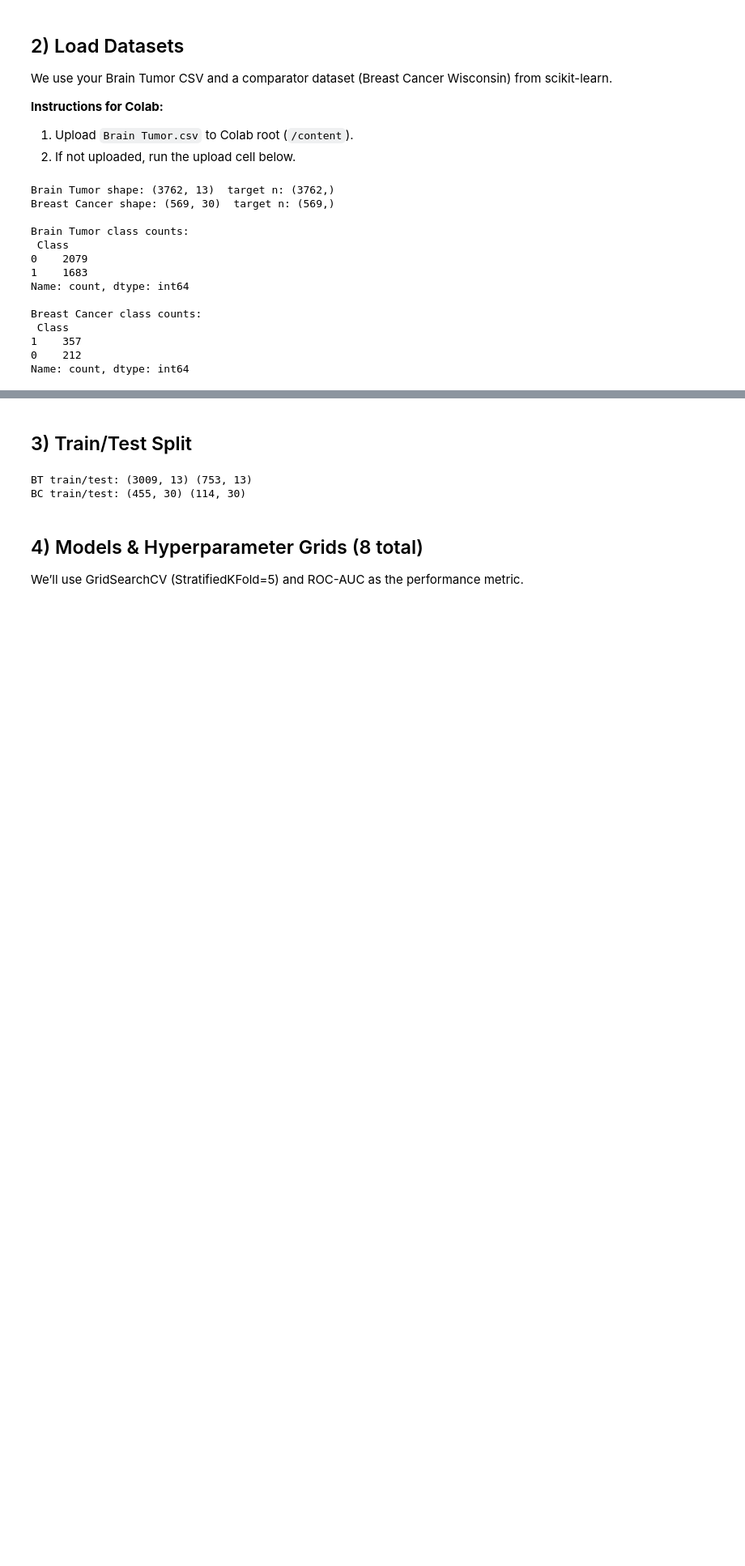
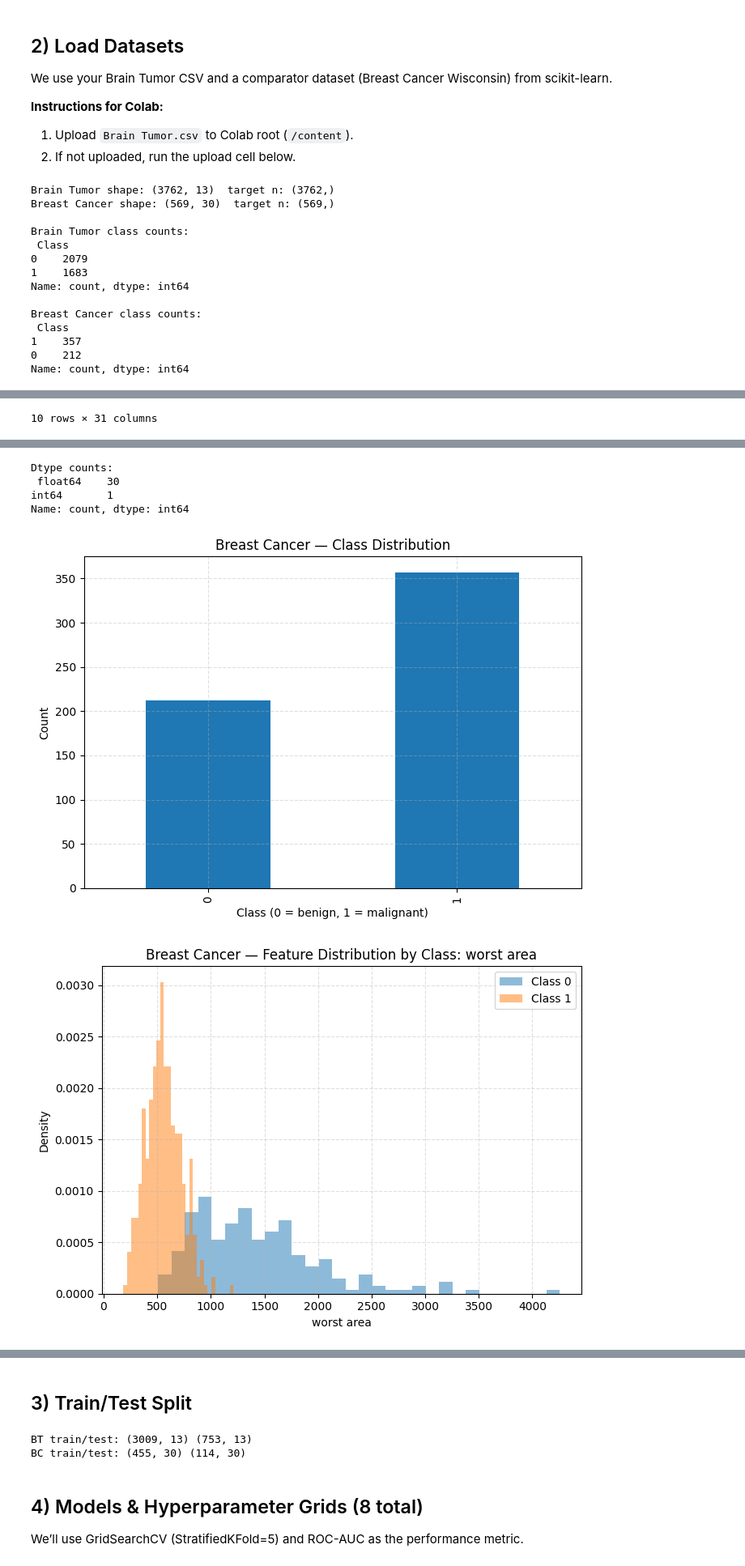
Before and after one commit to Lmach96/TECH-27-Applied-Machine-Learning-with-Python, a Jupyter notebook: LM_Final_Project_BrainTumor_Tabular_Colab.ipynb, the cells around one changed output, grey strips where cells are left out. Shown at 81% size. Saved outputs shown, nothing was run; the diff lists cells and outputs as text; code cells hidden in the pictures; blank space fills up the shorter version.

```diff
--- a/LM_Final_Project_BrainTumor_Tabular_Colab.ipynb
+++ b/LM_Final_Project_BrainTumor_Tabular_Colab.ipynb
@@ -113,0 +231,49 @@ Name: count, dtype: int64
+# %%
+bc_df = pd.concat([X_bc.copy(), y_bc.rename("Class")], axis=1)
+
+# Peek at the data
+display(bc_df.head(10))
+display(bc_df.describe().T)
+
+# dtypes summary
+print("Dtype counts:\n", bc_df.dtypes.value_counts(), "\n")
+
+# class distribution
+cls_counts = bc_df["Class"].value_counts().sort_index()
+ax = cls_counts.plot(kind="bar")
+ax.set_title("Breast Cancer — Class Distribution")
+ax.set_xlabel("Class (0 = benign, 1 = malignant)")
+ax.set_ylabel("Count")
+savefig("breast_class_distribution.png")
+
+
+
+
+# Select features to visualize
+bc_feats_var = top_features_by_variance(X_bc, k=6)
+try:
+    bc_feats_mi  = top_features_by_mi(X_bc, y_bc, k=6)
+except Exception:
+    bc_feats_mi = bc_feats_var
+
+bc_feats = list(dict.fromkeys(bc_feats_var + bc_feats_mi))[:6]
+
+# Histograms by class
+for f in bc_feats:
+    plt.figure()
+    for c in sorted(bc_df["Class"].unique()):
+        subset = bc_df.loc[bc_df["Class"]==c, f].values
+        plt.hist(subset, bins=30, alpha=0.5, label=f"Class {c}", density=True)
+    plt.title(f"Breast Cancer — Feature Distribution by Class: {f}")
+    plt.xlabel(f)
+    plt.ylabel("Density")
+    plt.legend()
+    savefig(f"breast_hist_{f}.png")
+
+# Correlation heatmap
+plt.figure(figsize=(7.5,6))
+corr = X_bc.corr(numeric_only=True)
+sns.heatmap(corr, cmap="vlag", center=0, square=True, cbar_kws={"shrink": .8})
+plt.title("Breast Cancer — Feature Correlation Heatmap")
+savefig("breast_corr_heatmap.png")
+# %% [output]
@@ -113,0 +291 @@ Name: count, dtype: int64
+10 rows × 31 columns
@@ -113,0 +309,6 @@ Name: count, dtype: int64
+Dtype counts:
+ float64    30
+int64       1
+Name: count, dtype: int64
+[figure, added]
+[figure, added]
```
Also changed, not shown: parts of 9 cells of this notebook, 1 other file.
